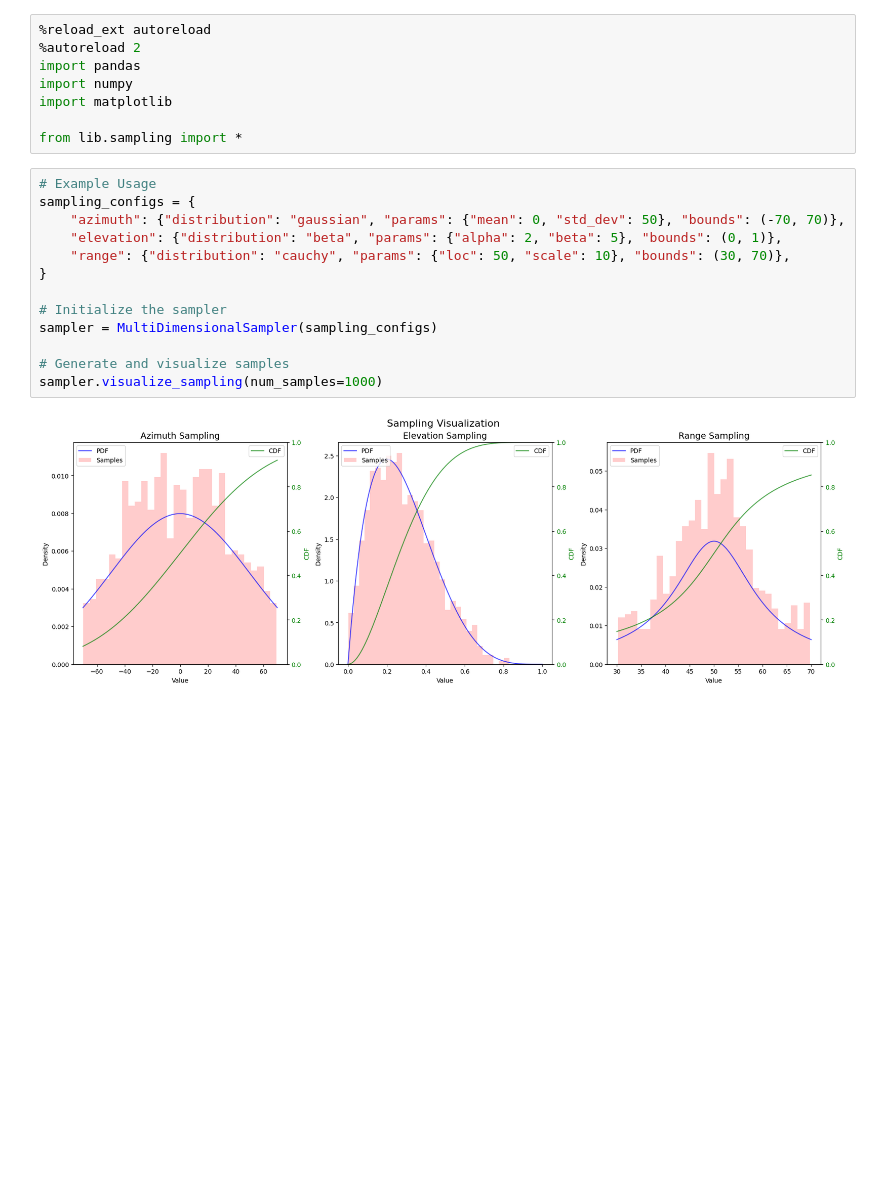
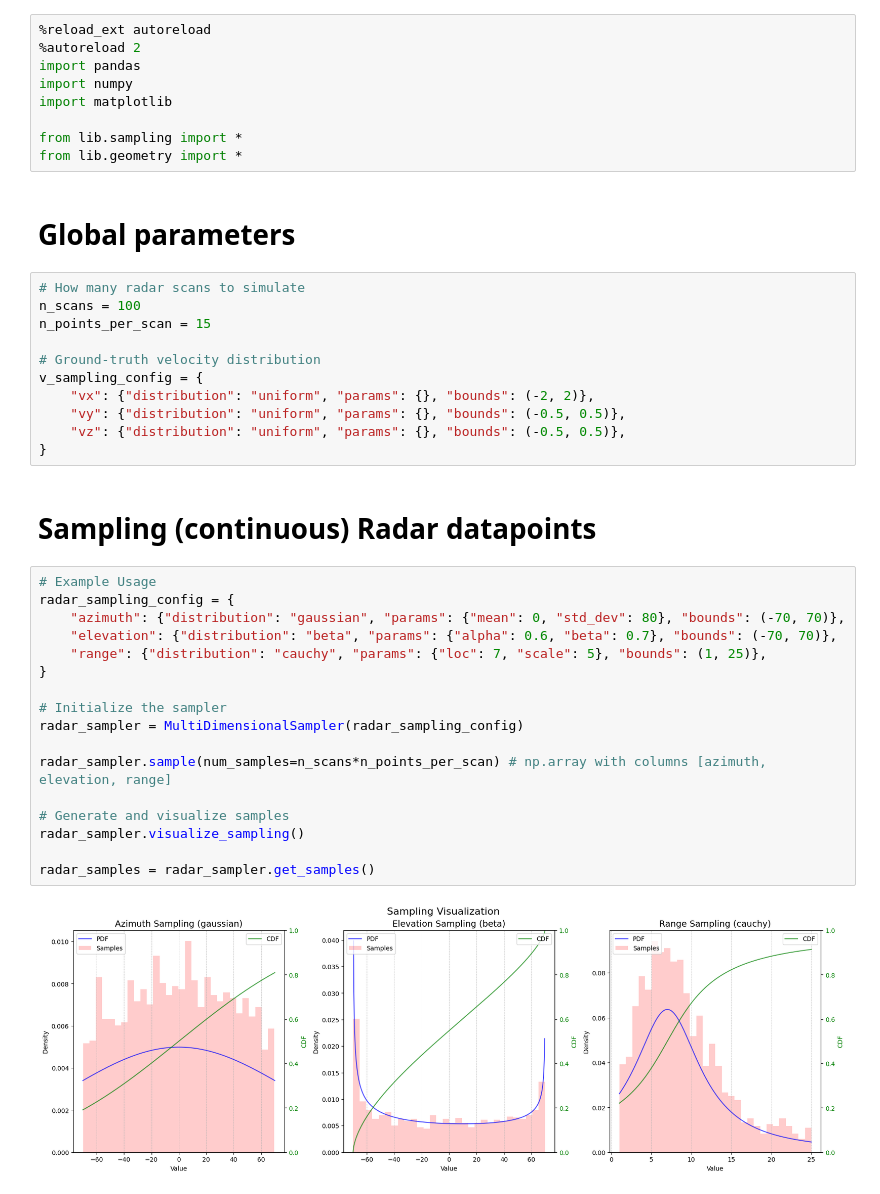
Before and after one commit to Maexerich/Radar, a Jupyter notebook: Radar_discretization/Discretization_effect.ipynb, the cells around one changed output. Saved outputs shown, nothing was run; the diff lists cells and outputs as text; blank space fills up the shorter version.

Commit message:
Started evaluating effect of discretization. Includes creating classes for sampling and doing geometric calculations.

```diff
--- a/Radar_discretization/Discretization_effect.ipynb
+++ b/Radar_discretization/Discretization_effect.ipynb
@@ -6,18 +6,38 @@ import numpy
 import matplotlib
 
 from lib.sampling import *
+from lib.geometry import *
+# %% [markdown]
+# Global parameters
+# %%
+# How many radar scans to simulate
+n_scans = 100
+n_points_per_scan = 15
+
+# Ground-truth velocity distribution
+v_sampling_config = {
+    "vx": {"distribution": "uniform", "params": {}, "bounds": (-2, 2)},
+    "vy": {"distribution": "uniform", "params": {}, "bounds": (-0.5, 0.5)},
+    "vz": {"distribution": "uniform", "params": {}, "bounds": (-0.5, 0.5)},
+}
+# %% [markdown]
+# Sampling (continuous) Radar datapoints
 # %%
 # Example Usage
-sampling_configs = {
-    "azimuth": {"distribution": "gaussian", "params": {"mean": 0, "std_dev": 50}, "bounds": (-70, 70)},
-    "elevation": {"distribution": "beta", "params": {"alpha": 2, "beta": 5}, "bounds": (0, 1)},
-    "range": {"distribution": "cauchy", "params": {"loc": 50, "scale": 10}, "bounds": (30, 70)},
+radar_sampling_config = {
+    "azimuth": {"distribution": "gaussian", "params": {"mean": 0, "std_dev": 80}, "bounds": (-70, 70)},
+    "elevation": {"distribution": "beta", "params": {"alpha": 0.6, "beta": 0.7}, "bounds": (-70, 70)},
+    "range": {"distribution": "cauchy", "params": {"loc": 7, "scale": 5}, "bounds": (1, 25)},
 }
 
 # Initialize the sampler
-sampler = MultiDimensionalSampler(sampling_configs)
+radar_sampler = MultiDimensionalSampler(radar_sampling_config)
+
+radar_sampler.sample(num_samples=n_scans*n_points_per_scan) # np.array with columns [azimuth, elevation, range]
 
 # Generate and visualize samples
-sampler.visualize_sampling(num_samples=1000)
+radar_sampler.visualize_sampling()
+
+radar_samples = radar_sampler.get_samples()
 # %% [output]
-[figure, old version]
+[figure, new version]
```
Also changed, not shown: parts of 6 cells of this notebook, 2 other files.
